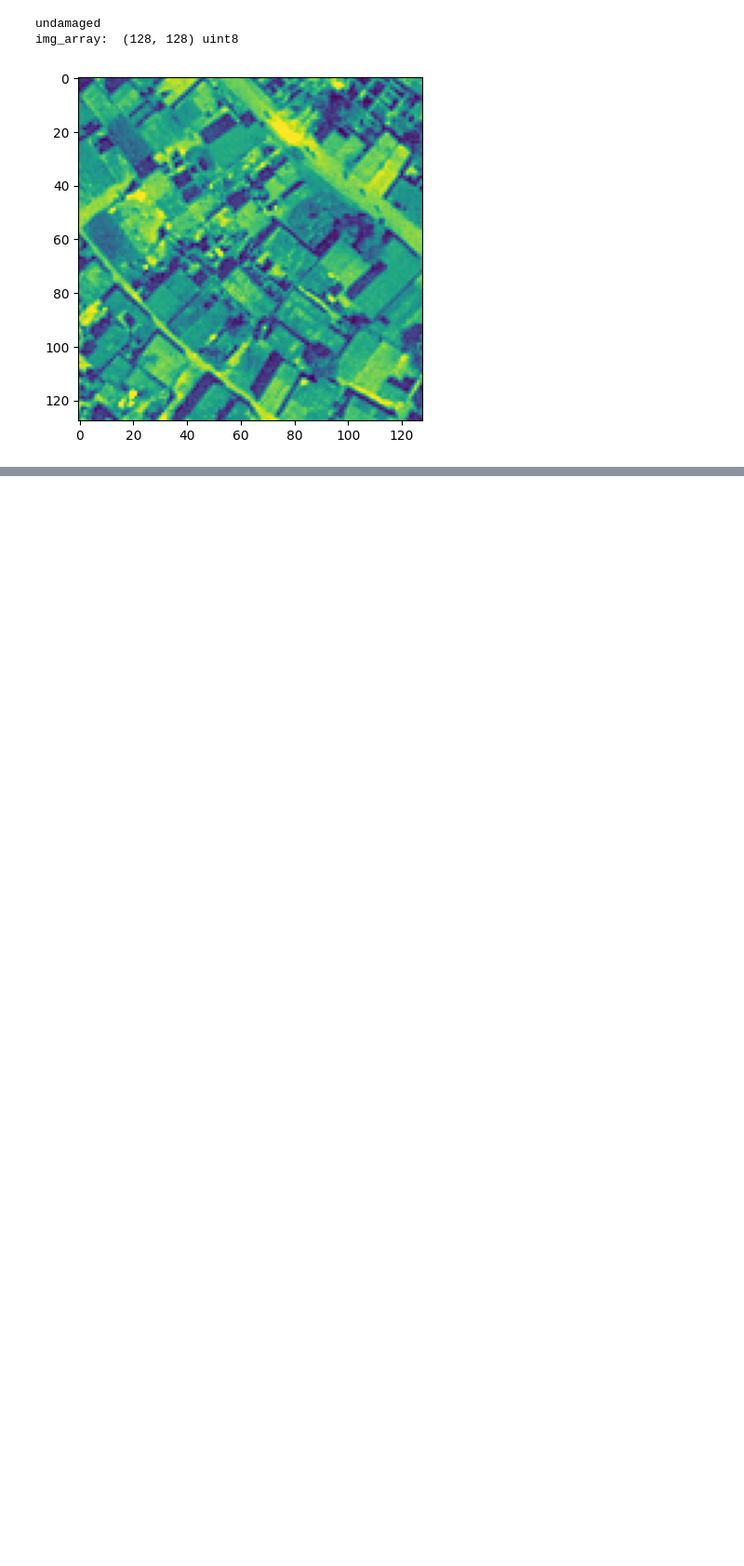
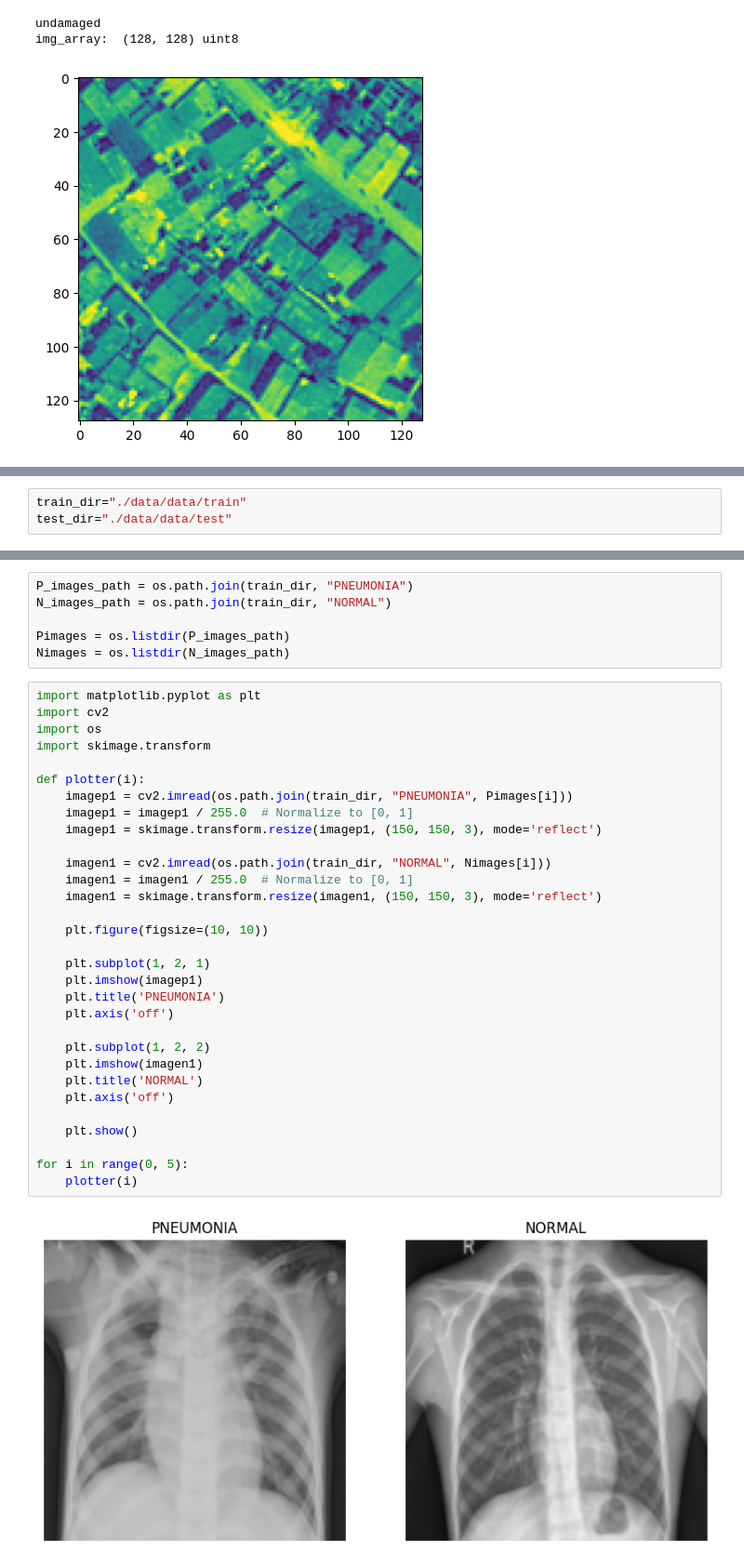
Before and after one commit to bimal-bp/CNN_image_classification, a Jupyter notebook: project.ipynb, the cells around one changed output, grey strips where cells are left out. Shown at 93% size. Cells and saved outputs as stored; diff of their text form; blank space fills up the shorter version.

```diff
--- a/project.ipynb
+++ b/project.ipynb
@@ -38,0 +43,3 @@ ModuleNotFoundError: No module named 'tqdm'
+# %%
+train_dir="./data/data/train"
+test_dir="./data/data/test"
@@ -38,0 +138,39 @@ ModuleNotFoundError: No module named 'tqdm'
+# %%
+P_images_path = os.path.join(train_dir, "PNEUMONIA")
+N_images_path = os.path.join(train_dir, "NORMAL")
+
+Pimages = os.listdir(P_images_path)
+Nimages = os.listdir(N_images_path)
+# %%
+import matplotlib.pyplot as plt
+import cv2
+import os
+import skimage.transform
+
+def plotter(i):
+    imagep1 = cv2.imread(os.path.join(train_dir, "PNEUMONIA", Pimages[i]))
+    imagep1 = imagep1 / 255.0  # Normalize to [0, 1]
+    imagep1 = skimage.transform.resize(imagep1, (150, 150, 3), mode='reflect')
+
+    imagen1 = cv2.imread(os.path.join(train_dir, "NORMAL", Nimages[i]))
+    imagen1 = imagen1 / 255.0  # Normalize to [0, 1]
+    imagen1 = skimage.transform.resize(imagen1, (150, 150, 3), mode='reflect')
+
+    plt.figure(figsize=(10, 10))
+
+    plt.subplot(1, 2, 1)
+    plt.imshow(imagep1)
+    plt.title('PNEUMONIA')
+    plt.axis('off')
+
+    plt.subplot(1, 2, 2)
+    plt.imshow(imagen1)
+    plt.title('NORMAL')
+    plt.axis('off')
+
+    plt.show()
+
+for i in range(0, 5):
+    plotter(i)
+# %% [output]
+[figure, added]
```
Also changed, not shown: parts of 23 cells of this notebook, 1 other file.
